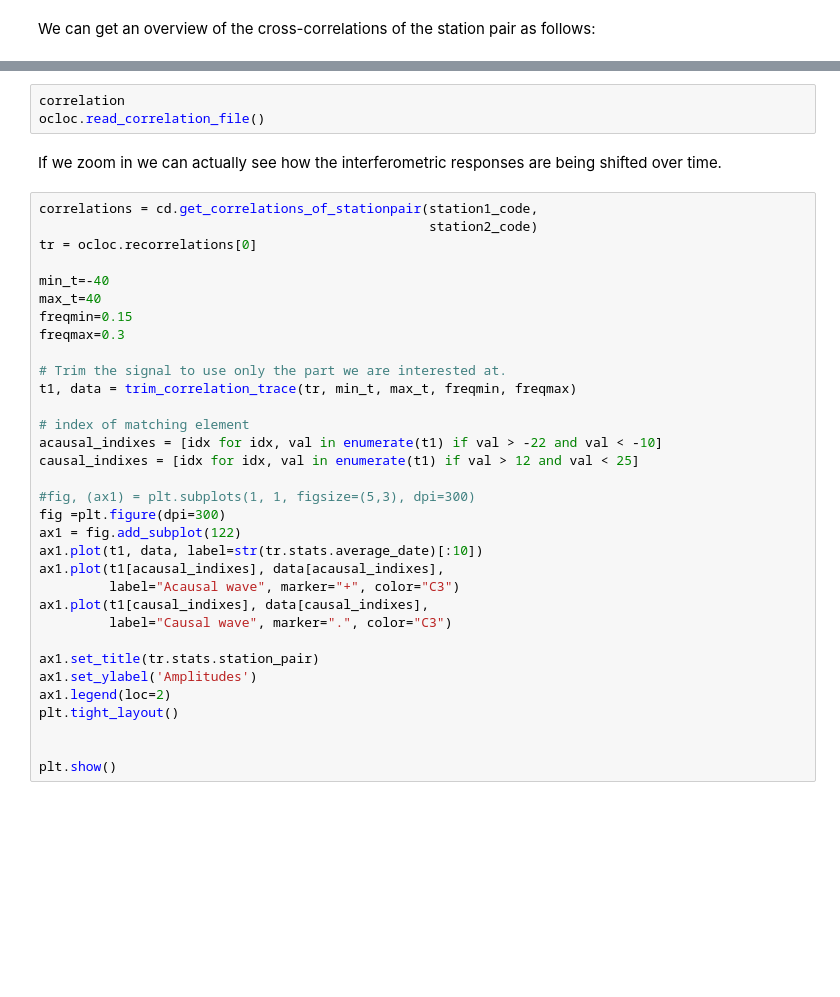
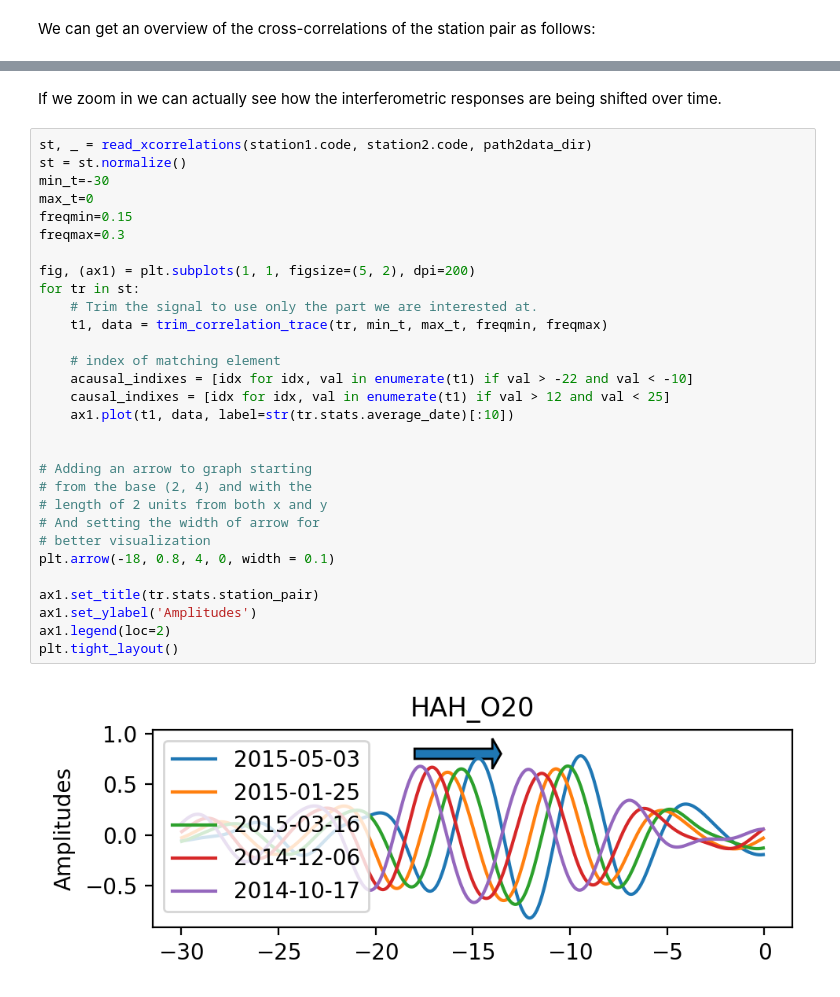
Before and after one commit to davidn182/ocloc, a Jupyter notebook: tutorials/2. Checking the data we loaded.ipynb, the cells around one changed output, grey strips where cells are left out. Saved outputs shown, nothing was run; the diff lists cells and outputs as text; blank space fills up the shorter version.

```diff
--- a/tutorials/2. Checking the data we loaded.ipynb
+++ b/tutorials/2. Checking the data we loaded.ipynb
@@ -164,38 +168,34 @@ cd.plot_correlations_of_stationpair(station1.code, station2.code,
-# %%
-correlation
-ocloc.read_correlation_file()
 # %% [markdown]
 If we zoom in we can actually see how the interferometric responses are being shifted over time.
 # %%
-correlations = cd.get_correlations_of_stationpair(station1_code,
-                                                  station2_code)
-tr = ocloc.recorrelations[0]
-
-min_t=-40
-max_t=40
+st, _ = read_xcorrelations(station1.code, station2.code, path2data_dir)
+st = st.normalize()
+min_t=-30
+max_t=0
 freqmin=0.15
 freqmax=0.3
 
-# Trim the signal to use only the part we are interested at.
-t1, data = trim_correlation_trace(tr, min_t, max_t, freqmin, freqmax)
+fig, (ax1) = plt.subplots(1, 1, figsize=(5, 2), dpi=200)
+for tr in st:
+    # Trim the signal to use only the part we are interested at.
+    t1, data = trim_correlation_trace(tr, min_t, max_t, freqmin, freqmax)
 
-# index of matching element
-acausal_indixes = [idx for idx, val in enumerate(t1) if val > -22 and val < -10]
-causal_indixes = [idx for idx, val in enumerate(t1) if val > 12 and val < 25]
+    # index of matching element
+    acausal_indixes = [idx for idx, val in enumerate(t1) if val > -22 and val < -10]
+    causal_indixes = [idx for idx, val in enumerate(t1) if val > 12 and val < 25]
+    ax1.plot(t1, data, label=str(tr.stats.average_date)[:10])
 
-#fig, (ax1) = plt.subplots(1, 1, figsize=(5,3), dpi=300)
-fig =plt.figure(dpi=300)
-ax1 = fig.add_subplot(122)
-ax1.plot(t1, data, label=str(tr.stats.average_date)[:10])
-ax1.plot(t1[acausal_indixes], data[acausal_indixes],
-         label="Acausal wave", marker="+", color="C3")
-ax1.plot(t1[causal_indixes], data[causal_indixes],
-         label="Causal wave", marker=".", color="C3")
+
+# Adding an arrow to graph starting
+# from the base (2, 4) and with the
+# length of 2 units from both x and y
+# And setting the width of arrow for
+# better visualization
+plt.arrow(-18, 0.8, 4, 0, width = 0.1)
 
 ax1.set_title(tr.stats.station_pair)
 ax1.set_ylabel('Amplitudes')
 ax1.legend(loc=2)
 plt.tight_layout()
-
-
-plt.show()
+# %% [output]
+[figure, added]
```
Also changed, not shown: parts of 30 cells of this notebook, 33 other files.
